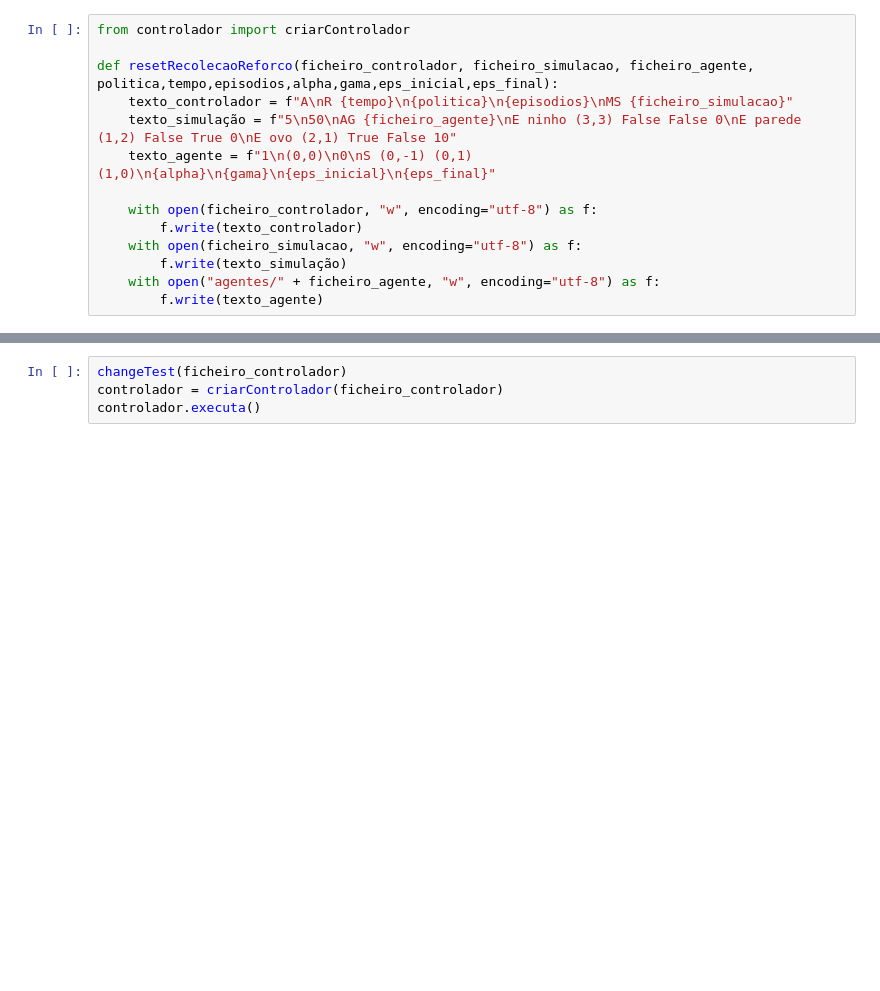
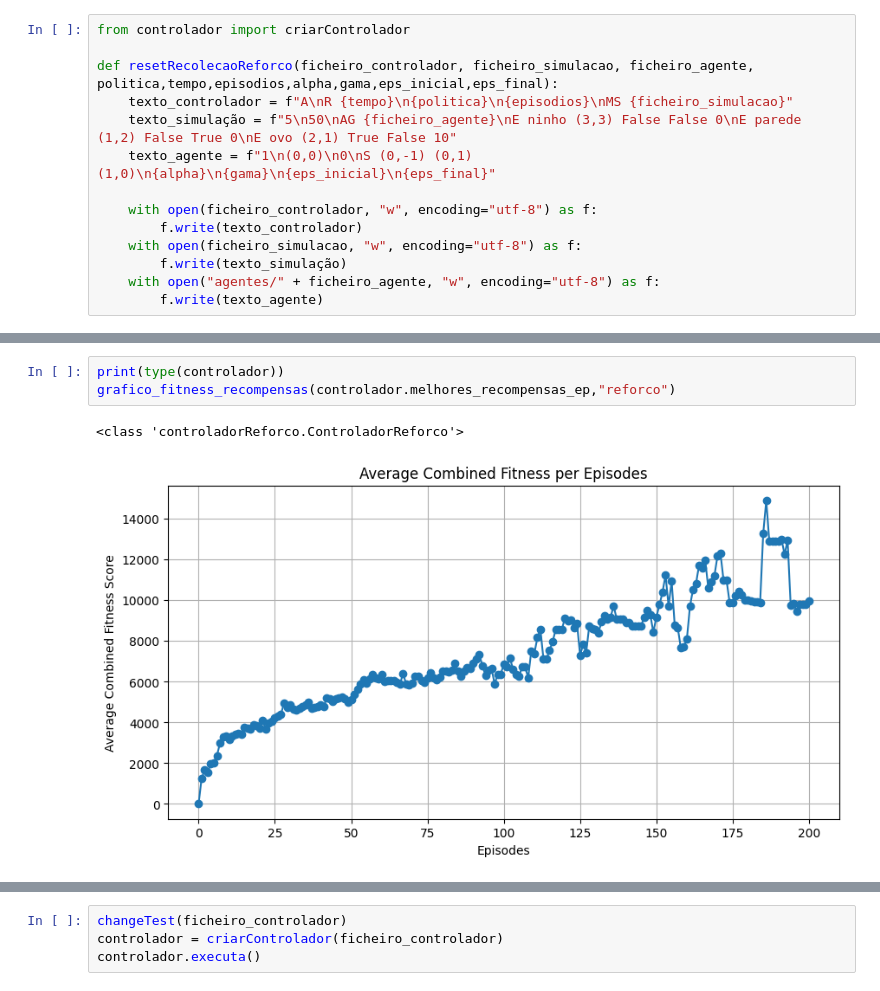
Before and after one commit to Biancs13/ProjetoAA, a Jupyter notebook: Demo.ipynb, the cells around one changed output, grey strips where cells are left out. Drawn from its saved outputs; the diff is of its cells as text; blank space fills up the shorter version.

Commit message:
UAi 52 reforco já funfa

```diff
--- a/Demo.ipynb
+++ b/Demo.ipynb
@@ -553,0 +564,6 @@ controlador.executa()
+# %%
+print(type(controlador))
+grafico_fitness_recompensas(controlador.melhores_recompensas_ep,"reforco")
+# %% [output]
+<class 'controladorReforco.ControladorReforco'>
+[figure, added]
```
Also changed, not shown: parts of 7 cells of this notebook, 9 other files.
